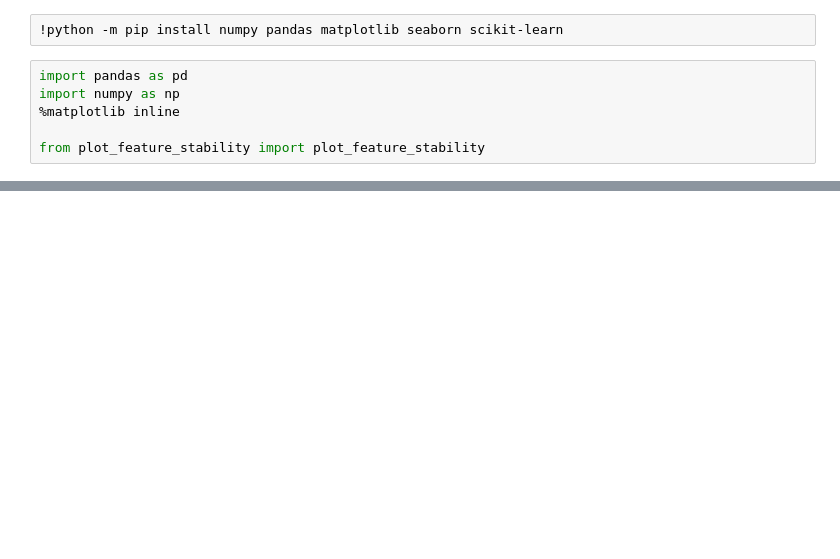
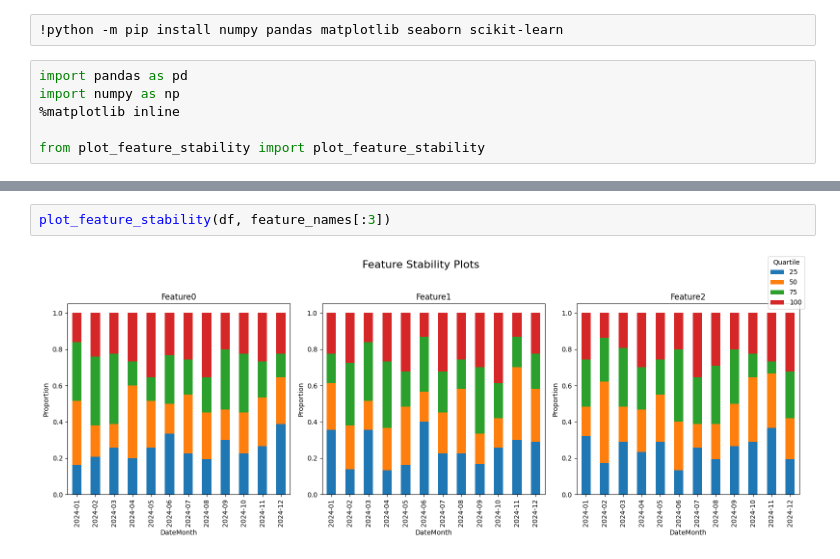
Before and after one commit to robert-ibatullin/utils, a Jupyter notebook: test_plot_feature_stability.ipynb, the cells around one changed output, grey strips where cells are left out. Drawn from its saved outputs; the diff is of its cells as text; blank space fills up the shorter version.

```diff
--- a/test_plot_feature_stability.ipynb
+++ b/test_plot_feature_stability.ipynb
@@ -20,0 +22,4 @@ plot_feature_stability(df, feature_names)
+# %%
+plot_feature_stability(df, feature_names[:3])
+# %% [output]
+[figure, added]
```
Also changed, not shown: parts of 2 cells of this notebook, 4 other files.
